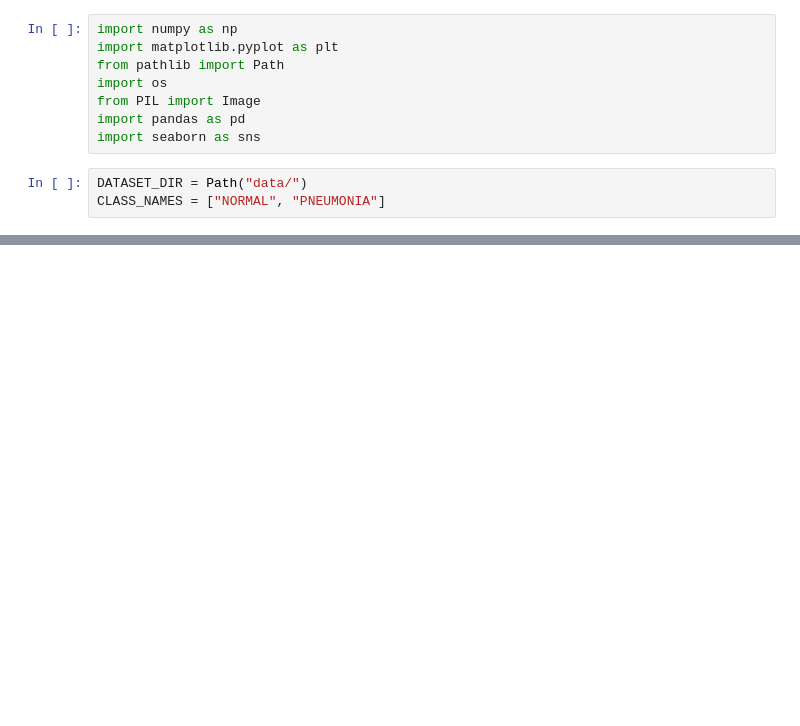
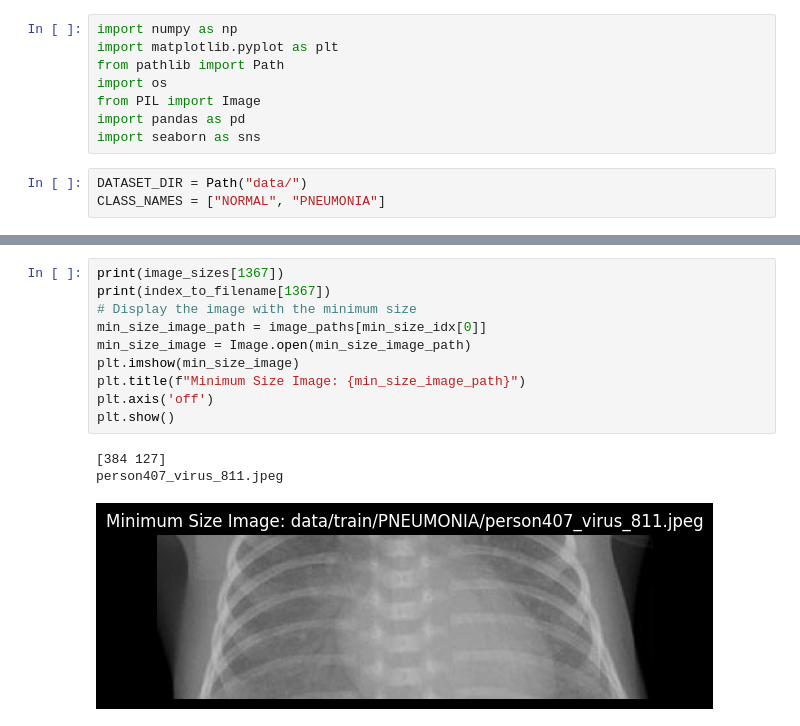
Before and after one commit to olivermarketos/Interpretability_and_Explainability, a Jupyter notebook: Q2_1_Exploratory_data_analysis.ipynb, the cells around one changed output, grey strips where cells are left out. Cells and saved outputs as stored; diff of their text form; blank space fills up the shorter version.

```diff
--- a/Q2_1_Exploratory_data_analysis.ipynb
+++ b/Q2_1_Exploratory_data_analysis.ipynb
@@ -164,0 +157,14 @@ Name: count, dtype: int64
+# %%
+print(image_sizes[1367])
+print(index_to_filename[1367])
+# Display the image with the minimum size
+min_size_image_path = image_paths[min_size_idx[0]]
+min_size_image = Image.open(min_size_image_path)
+plt.imshow(min_size_image)
+plt.title(f"Minimum Size Image: {min_size_image_path}")
+plt.axis('off')
+plt.show()
+# %% [output]
+[384 127]
+person407_virus_811.jpeg
+[figure, added]
```
Also changed, not shown: parts of 6 cells of this notebook, 11 other files.
